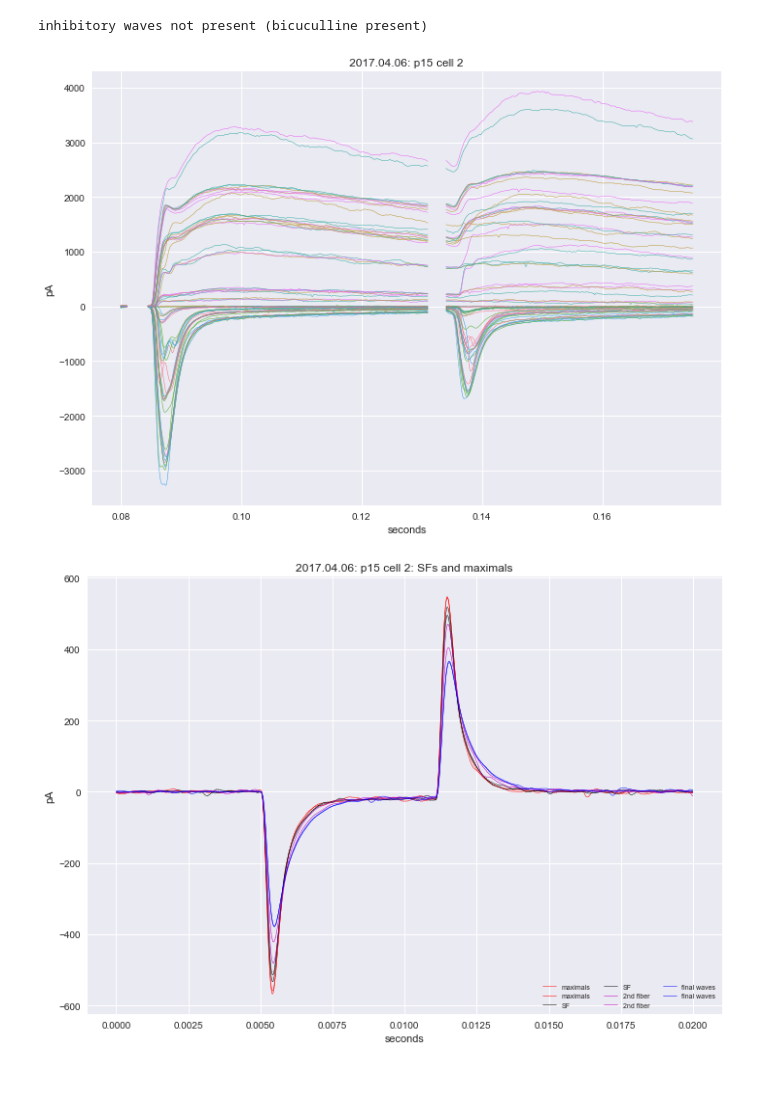
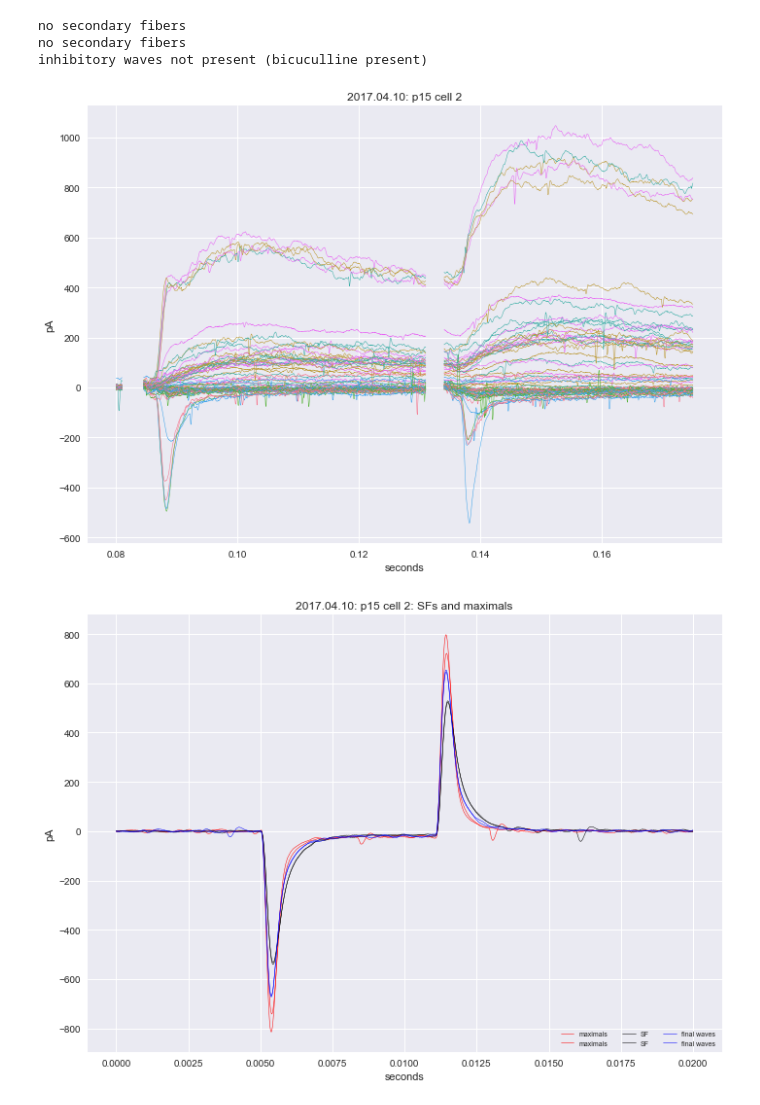
Before and after one commit to yuwie10/ephysAnalysis, a Jupyter notebook: plot_cells_template.ipynb, the cells around one changed output. Cells and saved outputs as stored; diff of their text form; code cells hidden in the pictures; blank space fills up the shorter version.

```diff
--- a/plot_cells_template.ipynb
+++ b/plot_cells_template.ipynb
@@ -80,15 +82,17 @@ plot_full_experiment(file, excel, date, age, cell_num)
 # %%
 #cell information
-date = '2017.04.06'
+date = '2017.04.10'
 cell_num = 2
 age = 'p15'
 
 #files
 file = '/Volumes/lab_data_2/{}.csv'.format(date)
 excel = '/Volumes/lab_data_2/{}_Cell{}.xlsx'.format(date, cell_num)
 
 plot_full_experiment(file, excel, date, age, cell_num)
 # %% [output]
+no secondary fibers
+no secondary fibers
 inhibitory waves not present (bicuculline present)
-[figure, old version]
+[figure, new version]
-[figure, old version]
+[figure, new version]
```
Also changed, not shown: parts of 5 cells of this notebook, 5 other files.
